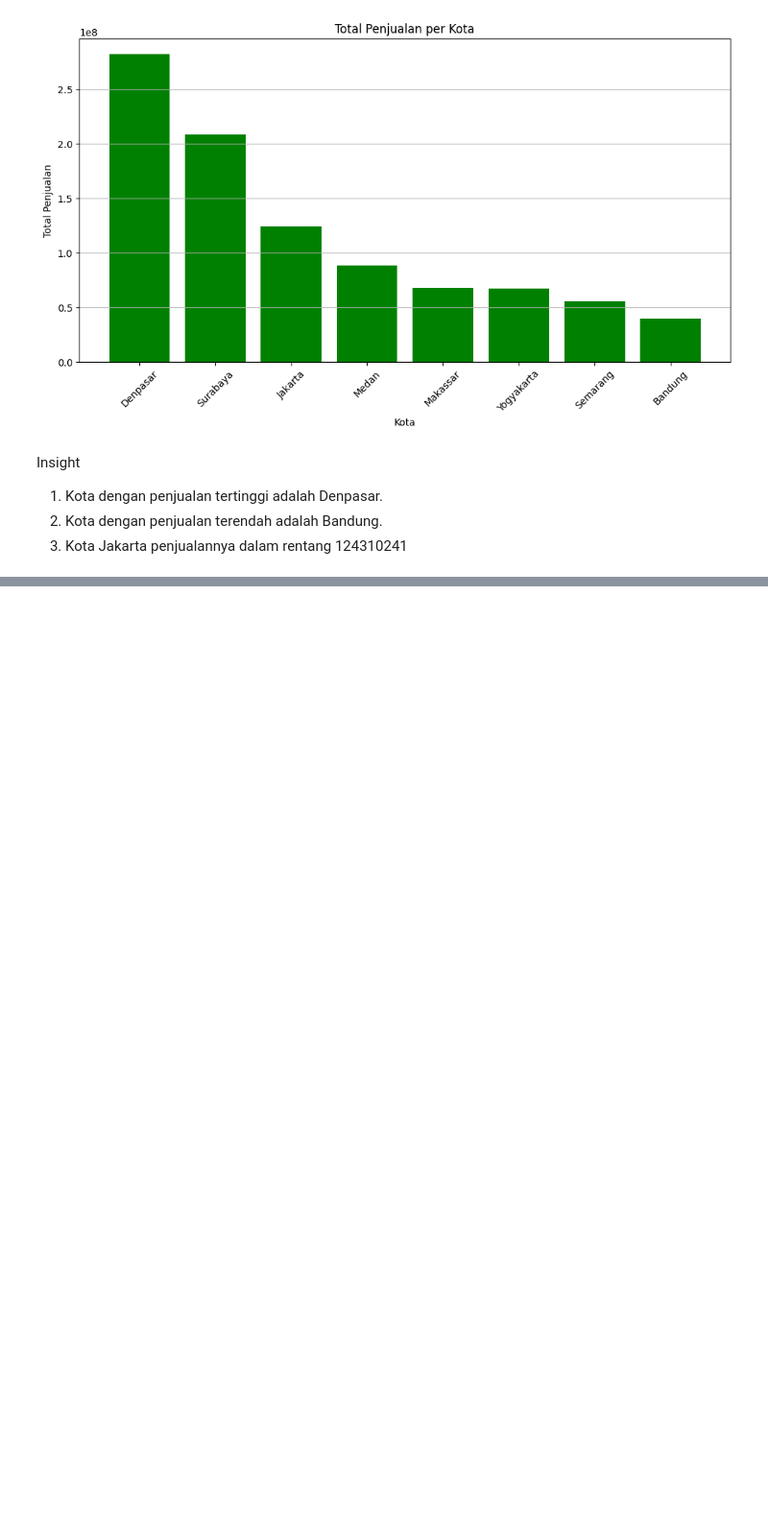
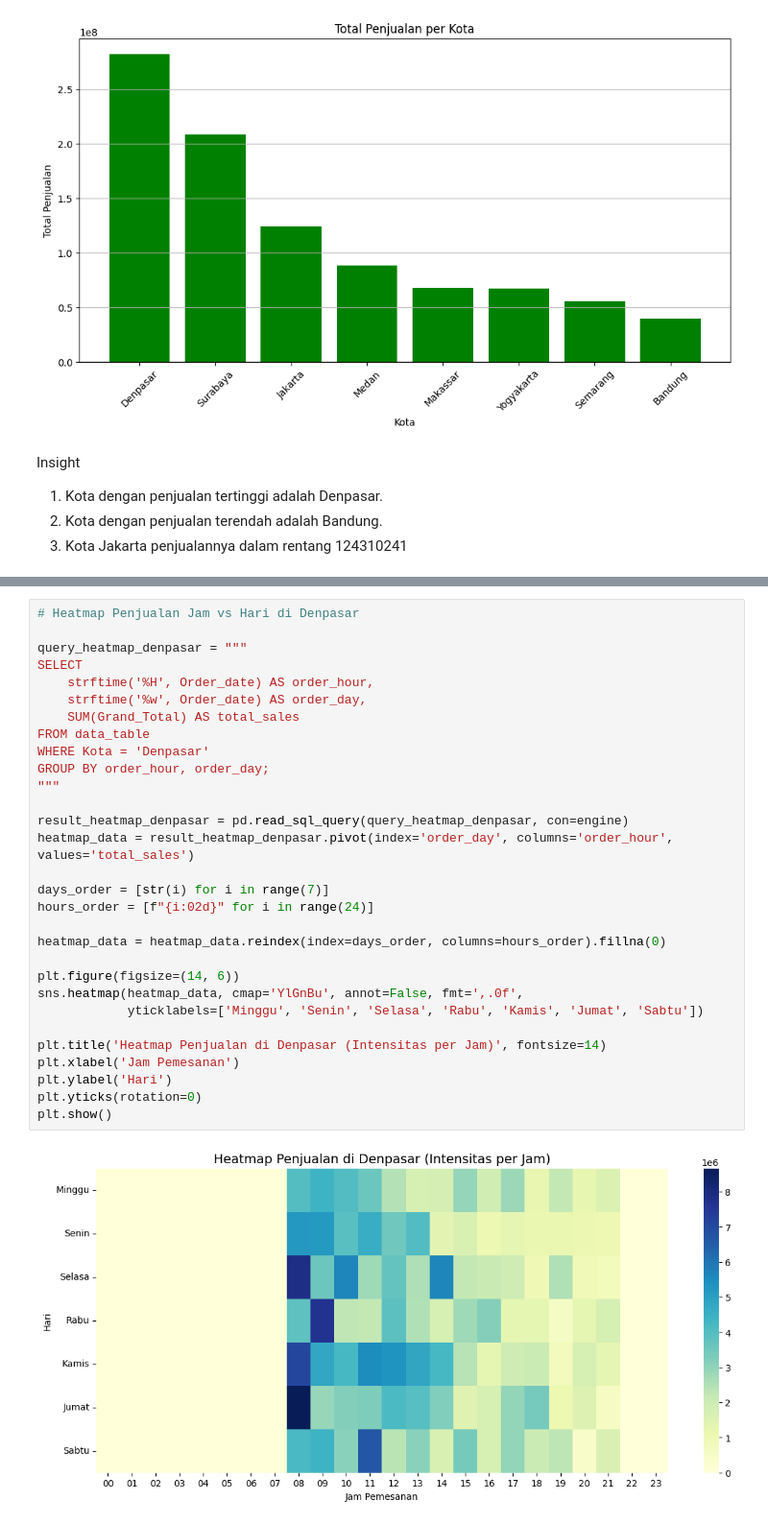
Before and after one commit to reyaput/Data-analysis-exercise, a Jupyter notebook: tokoAlatTulis.ipynb, the cells around one changed output, grey strips where cells are left out. Shown: that part at 96% size. Cells and saved outputs as stored; diff of their text form; blank space fills up the shorter version.

```diff
--- a/tokoAlatTulis.ipynb
+++ b/tokoAlatTulis.ipynb
@@ -279,0 +386,32 @@ Insight
+# %%
+# Heatmap Penjualan Jam vs Hari di Denpasar
+
+query_heatmap_denpasar = """
+SELECT
+    strftime('%H', Order_date) AS order_hour,
+    strftime('%w', Order_date) AS order_day,
+    SUM(Grand_Total) AS total_sales
+FROM data_table
+WHERE Kota = 'Denpasar'
+GROUP BY order_hour, order_day;
+"""
+
+result_heatmap_denpasar = pd.read_sql_query(query_heatmap_denpasar, con=engine)
+heatmap_data = result_heatmap_denpasar.pivot(index='order_day', columns='order_hour', values='total_sales')
+
+days_order = [str(i) for i in range(7)]
+hours_order = [f"{i:02d}" for i in range(24)]
+
+heatmap_data = heatmap_data.reindex(index=days_order, columns=hours_order).fillna(0)
+
+plt.figure(figsize=(14, 6))
+sns.heatmap(heatmap_data, cmap='YlGnBu', annot=False, fmt=',.0f',
+            yticklabels=['Minggu', 'Senin', 'Selasa', 'Rabu', 'Kamis', 'Jumat', 'Sabtu'])
+
+plt.title('Heatmap Penjualan di Denpasar (Intensitas per Jam)', fontsize=14)
+plt.xlabel('Jam Pemesanan')
+plt.ylabel('Hari')
+plt.yticks(rotation=0)
+plt.show()
+# %% [output]
+[figure, added]
```
Also changed, not shown: parts of 7 cells of this notebook.
